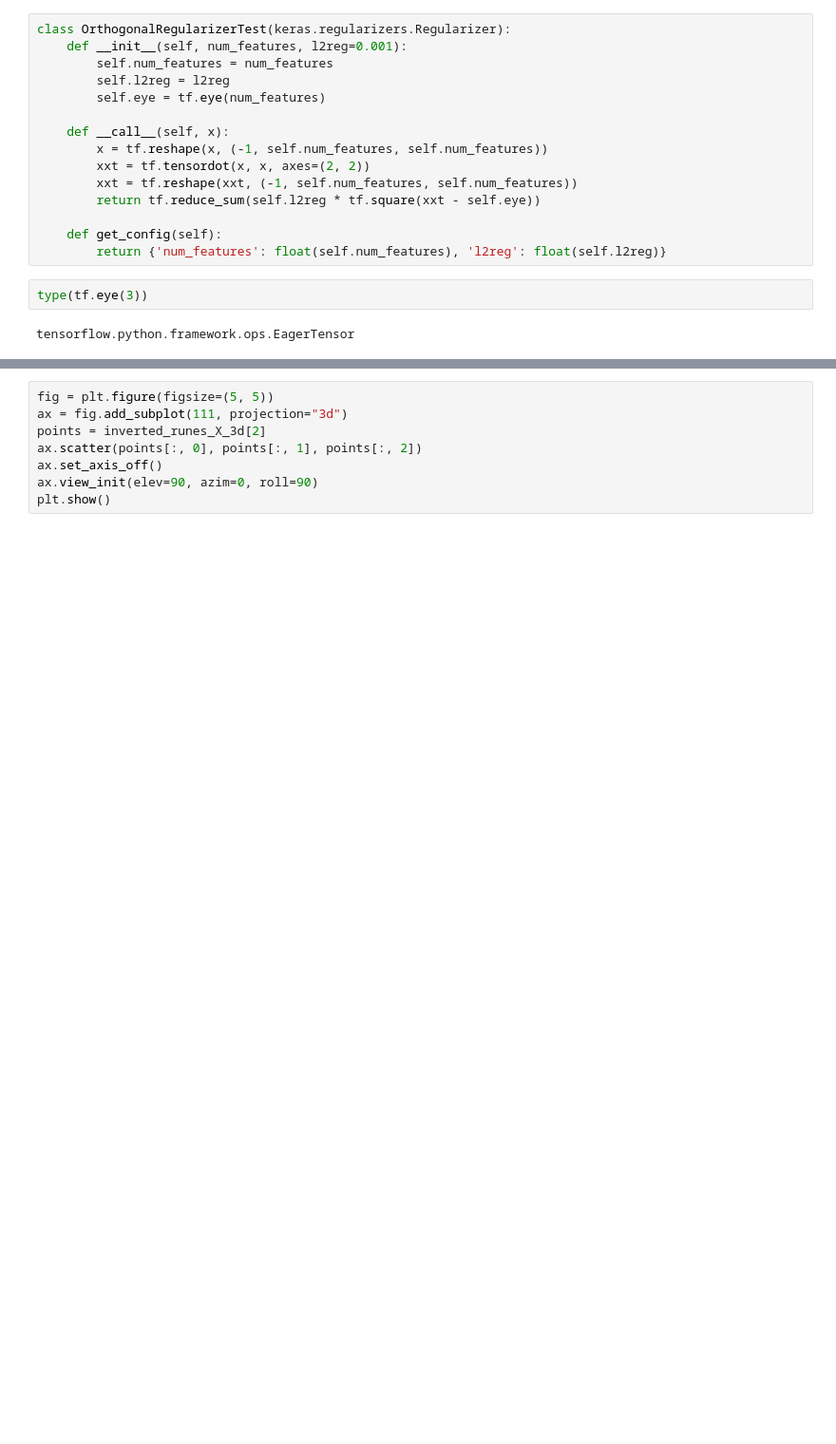
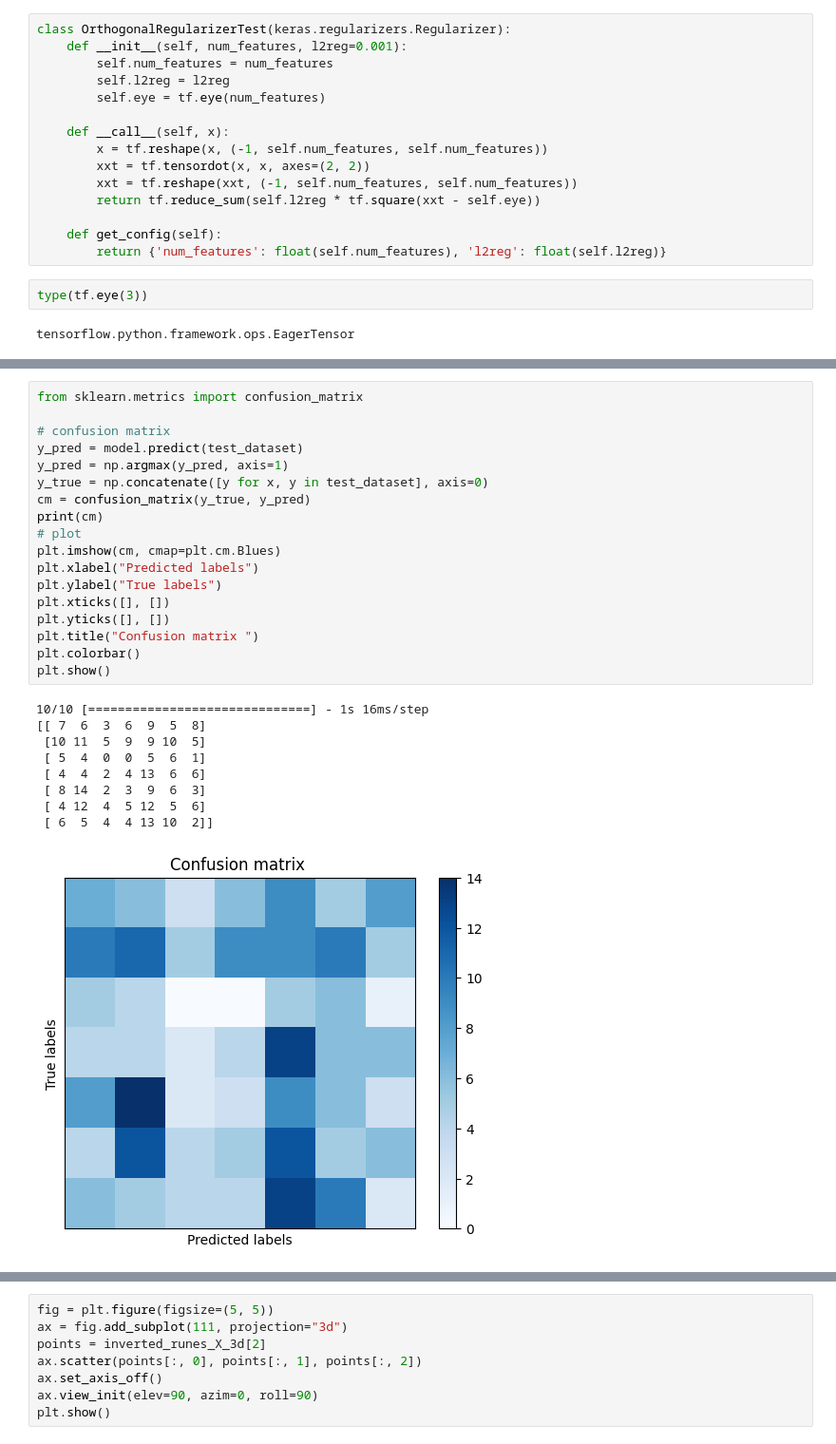
Before and after one commit to PeterHelf/SymbolClassifier, a Jupyter notebook: symbol_3d_model_creator.ipynb, the cells around one changed output, grey strips where cells are left out. Shown at 95% size. Cells and saved outputs as stored; diff of their text form; blank space fills up the shorter version.

```diff
--- a/symbol_3d_model_creator.ipynb
+++ b/symbol_3d_model_creator.ipynb
@@ -230,3 +257,31 @@ Epoch 20/20
+# %%
+from sklearn.metrics import confusion_matrix
+
+# confusion matrix
+y_pred = model.predict(test_dataset)
+y_pred = np.argmax(y_pred, axis=1)
+y_true = np.concatenate([y for x, y in test_dataset], axis=0)
+cm = confusion_matrix(y_true, y_pred)
+print(cm)
+# plot
+plt.imshow(cm, cmap=plt.cm.Blues)
+plt.xlabel("Predicted labels")
+plt.ylabel("True labels")
+plt.xticks([], [])
+plt.yticks([], [])
+plt.title("Confusion matrix ")
+plt.colorbar()
+plt.show()
+# %% [output]
+10/10 [==============================] - 1s 16ms/step
+[[ 7  6  3  6  9  5  8]
+ [10 11  5  9  9 10  5]
+ [ 5  4  0  0  5  6  1]
+ [ 4  4  2  4 13  6  6]
+ [ 8 14  2  3  9  6  3]
+ [ 4 12  4  5 12  5  6]
+ [ 6  5  4  4 13 10  2]]
+[figure, added]
 # %%
 class_map = {}
 class_map[0] = "Time"
```
Also changed, not shown: parts of 19 cells of this notebook, 9 other files.
